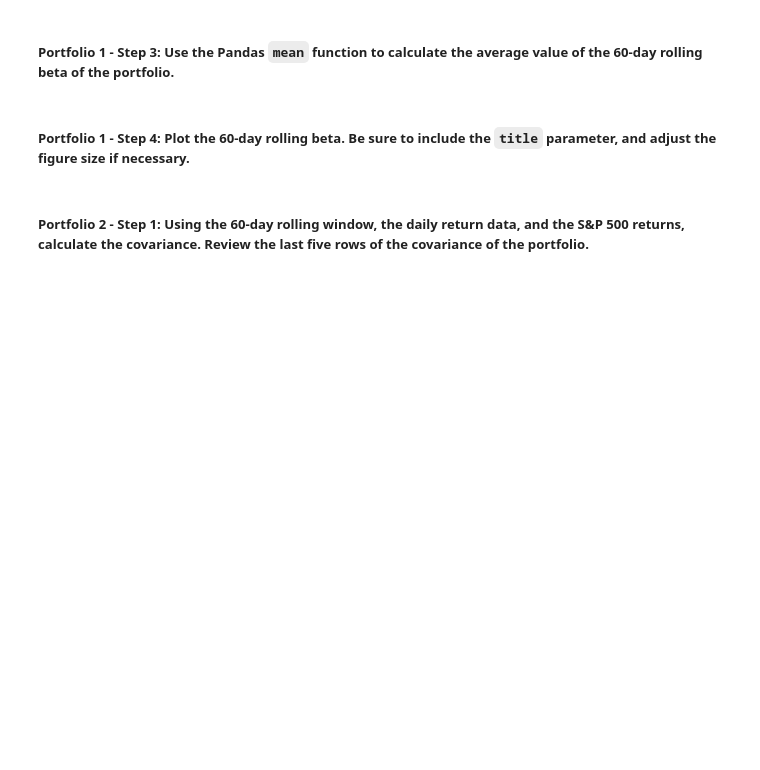
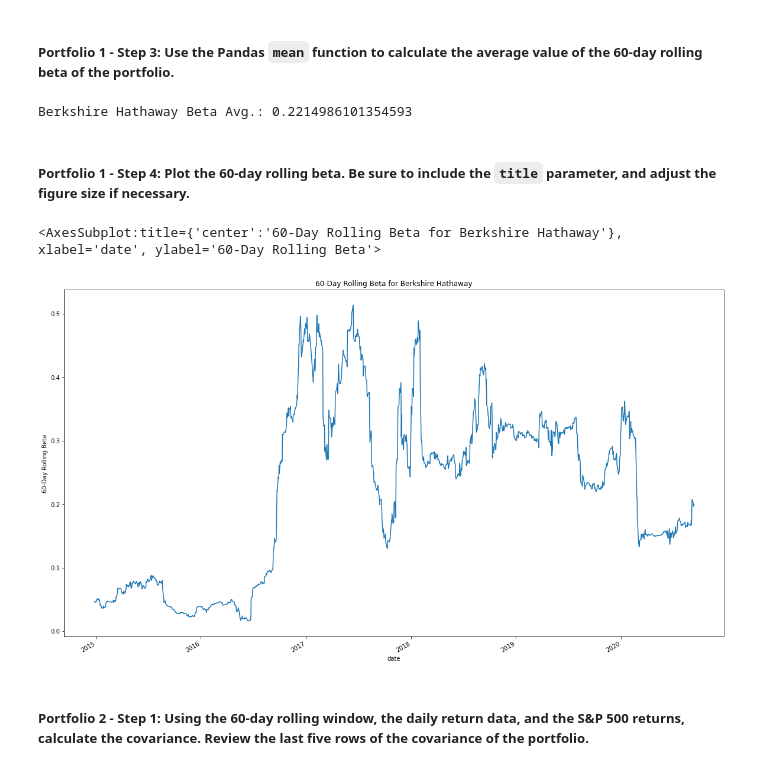
Before and after one commit to chdi2942/Risk_Return_Analysis, a Jupyter notebook: risk_return_analysis.ipynb, the cells around one changed output. Cells and saved outputs as stored; diff of their text form; code cells hidden in the pictures; blank space fills up the shorter version.

```diff
--- a/risk_return_analysis.ipynb
+++ b/risk_return_analysis.ipynb
@@ -388,5 +383,8 @@ Name: S&P 500, dtype: float64
 # %% [markdown]
 ##### Portfolio 1 - Step 1: Using the 60-day rolling window, the daily return data, and the S&P 500 returns, calculate the covariance. Review the last five rows of the covariance of the portfolio.
 # %%
-# Calculate the covariance using a 60-day rolling window
-brk_rolling_30_covariance = whale_daily_return["BERKSHIRE HATHAWAY INC"].rolling(window=30).cov(snp_60_day_var_rolling)
+# Calculates the covariance using a 60-day rolling window
+brk_rolling_60_covariance = whale_daily_return["BERKSHIRE HATHAWAY INC"].rolling(window=60).cov(whale_daily_return["S&P 500"])
+
+# Reviews the last five rows of the covariance data
+display(brk_rolling_60_covariance.tail())
@@ -393,6 +399,8 @@ brk_rolling_30_covariance = whale_daily_return["BERKSHIRE HATHAWAY INC"].rolling
 # %% [markdown]
 ##### Portfolio 1 - Step 2: Calculate the beta of the portfolio. To do that, divide the covariance of the portfolio by the variance of the S&P 500.
 # %%
-# Calculate the beta based on the 60-day rolling covariance compared to the market (S&P 500)
-# Review the last five rows of the beta information
-# YOUR CODE HERE
+# Calculates the beta based on the 60-day rolling covariance compared to the market (S&P 500)
+brk_60_day_beta = brk_rolling_60_covariance/snp_60_day_var_rolling
+
+# Reviews the last five rows of the beta information
+display(brk_60_day_beta.tail())
@@ -404,9 +417,20 @@ brk_rolling_30_covariance = whale_daily_return["BERKSHIRE HATHAWAY INC"].rolling
+# %%
+# Calculates the average of the 60-day rolling beta
+brk_60_day_beta_mean = brk_60_day_beta.mean()
+
+# Displays the average of the 60-day rolling beta
+print(f"Berkshire Hathaway Beta Avg.: {brk_60_day_beta_mean}")
+# %% [output]
+Berkshire Hathaway Beta Avg.: 0.2214986101354593
 # %% [markdown]
 ##### Portfolio 1 - Step 4: Plot the 60-day rolling beta. Be sure to include the `title` parameter, and adjust the figure size if necessary.
 # %%
-# Plot the rolling beta
-# Include a title parameter and adjust the figure size
-# YOUR CODE HERE
+# Plots the rolling beta
+# Includes a title parameter and adjust the figure size
+brk_60_day_beta.plot(title="60-Day Rolling Beta for Berkshire Hathaway", figsize=(20,12), ylabel="60-Day Rolling Beta")
+# %% [output]
+<AxesSubplot:title={'center':'60-Day Rolling Beta for Berkshire Hathaway'}, xlabel='date', ylabel='60-Day Rolling Beta'>
+[figure, added]
 # %% [markdown]
 ##### Portfolio 2 - Step 1: Using the 60-day rolling window, the daily return data, and the S&P 500 returns, calculate the covariance. Review the last five rows of the covariance of the portfolio.
 # %%
```
Also changed, not shown: parts of 24 cells of this notebook.
